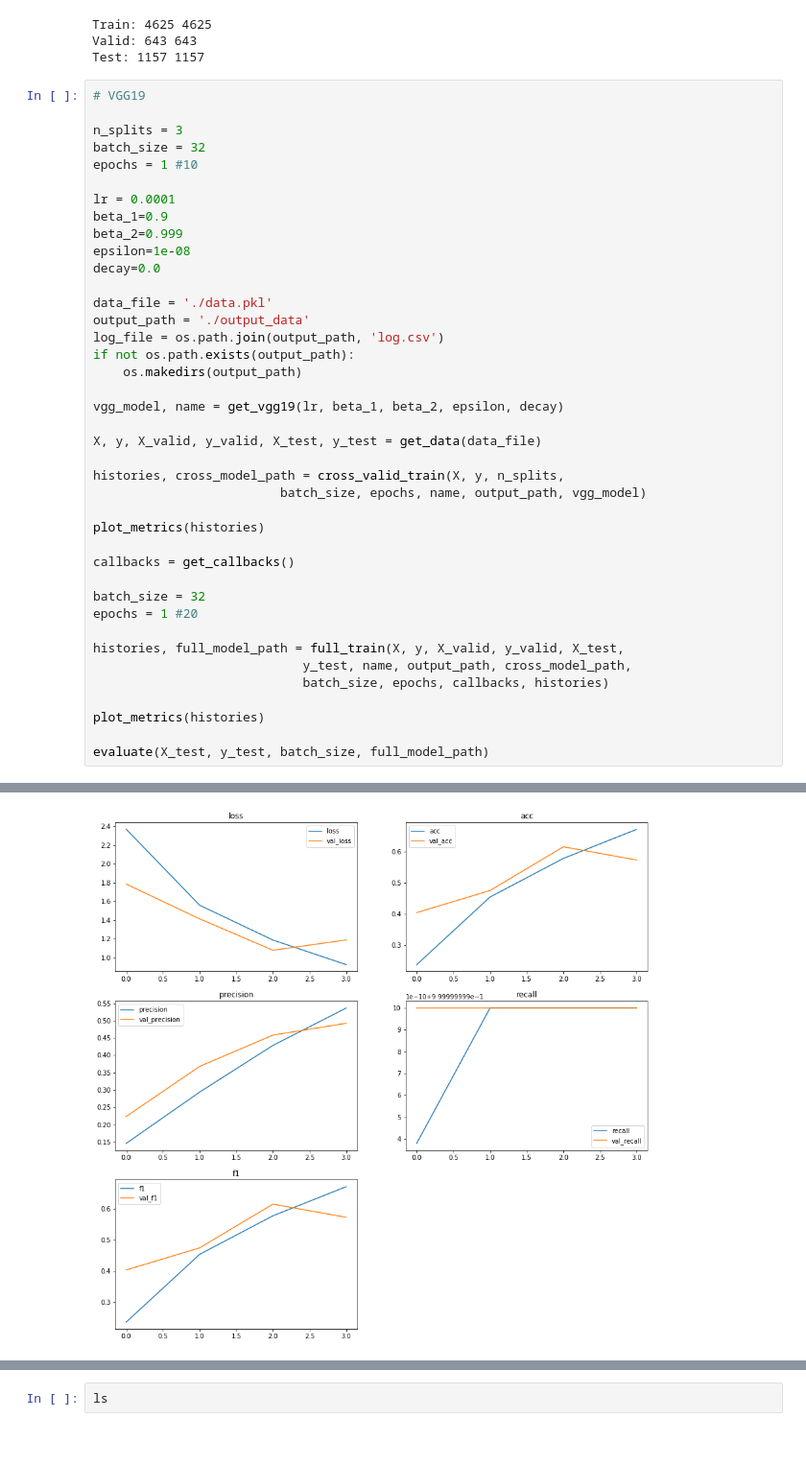
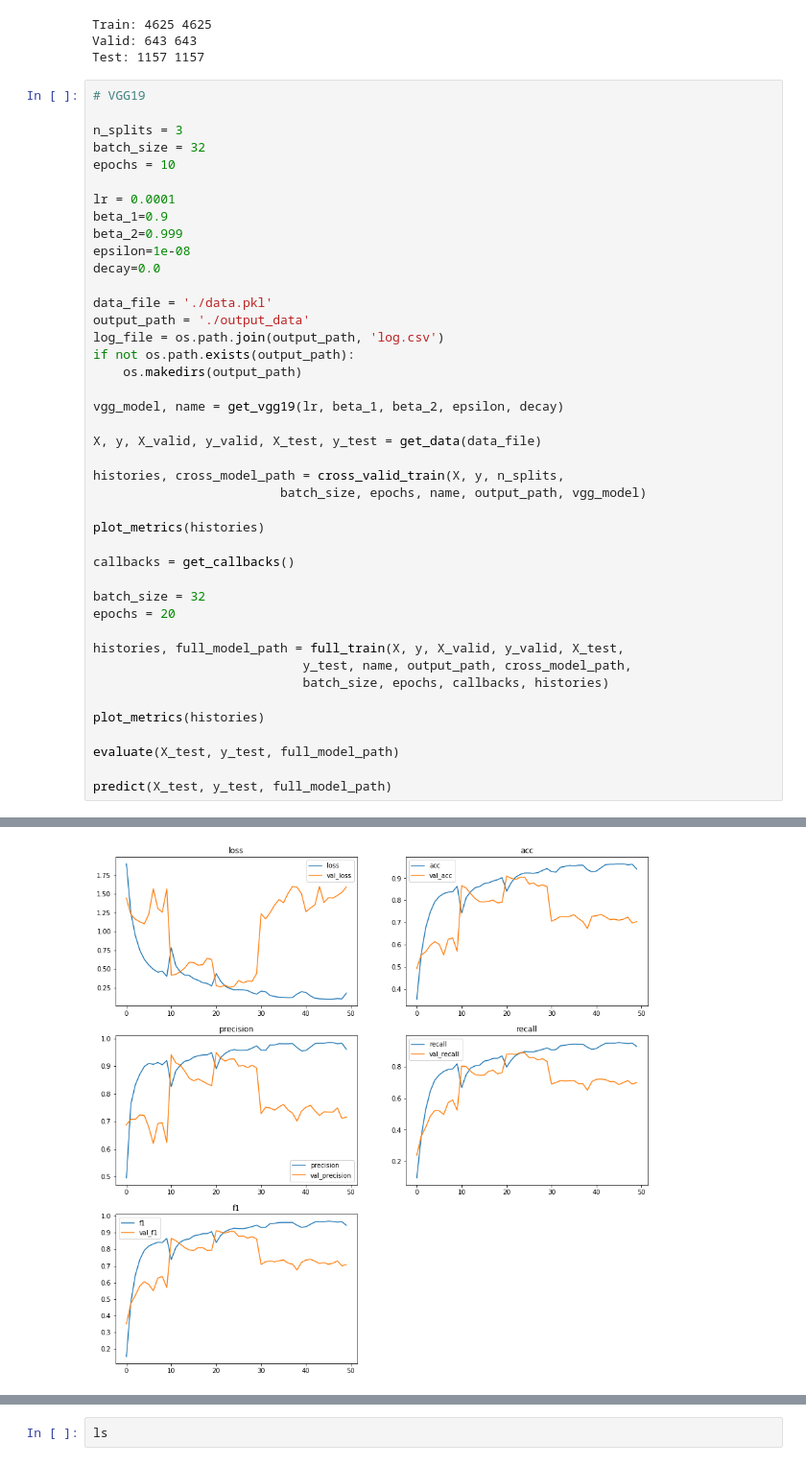
Before and after one commit to sandeepgogadi/Plant-Seedlings-Classification, a Jupyter notebook: Plant Seedlings.ipynb, the cells around one changed output, grey strips where cells are left out. Shown at 96% size. Cells and saved outputs as stored; diff of their text form.

```diff
--- a/Plant Seedlings.ipynb
+++ b/Plant Seedlings.ipynb
@@ -448,7 +513,7 @@ Test: 1157 1157
 
 n_splits = 3
 batch_size = 32
-epochs = 1 #10
+epochs = 10
 
 lr = 0.0001
 beta_1=0.9
@@ -474,7 +539,7 @@ plot_metrics(histories)
 callbacks = get_callbacks()
 
 batch_size = 32
-epochs = 1 #20
+epochs = 20
 
 histories, full_model_path = full_train(X, y, X_valid, y_valid, X_test,
                             y_test, name, output_path, cross_model_path,
@@ -482,7 +547,9 @@ histories, full_model_path = full_train(X, y, X_valid, y_valid, X_test,
 
 plot_metrics(histories)
 
-evaluate(X_test, y_test, batch_size, full_model_path)
+evaluate(X_test, y_test, full_model_path)
+
+predict(X_test, y_test, full_model_path)
 # %% [output]
 _________________________________________________________________
 Layer (type)                 Output Shape              Param #
@@ -511 +589 @@ Use the retry module or similar alternatives.
-[figure, old version]
+[figure, new version]
```
Also changed, not shown: parts of 10 cells of this notebook.
